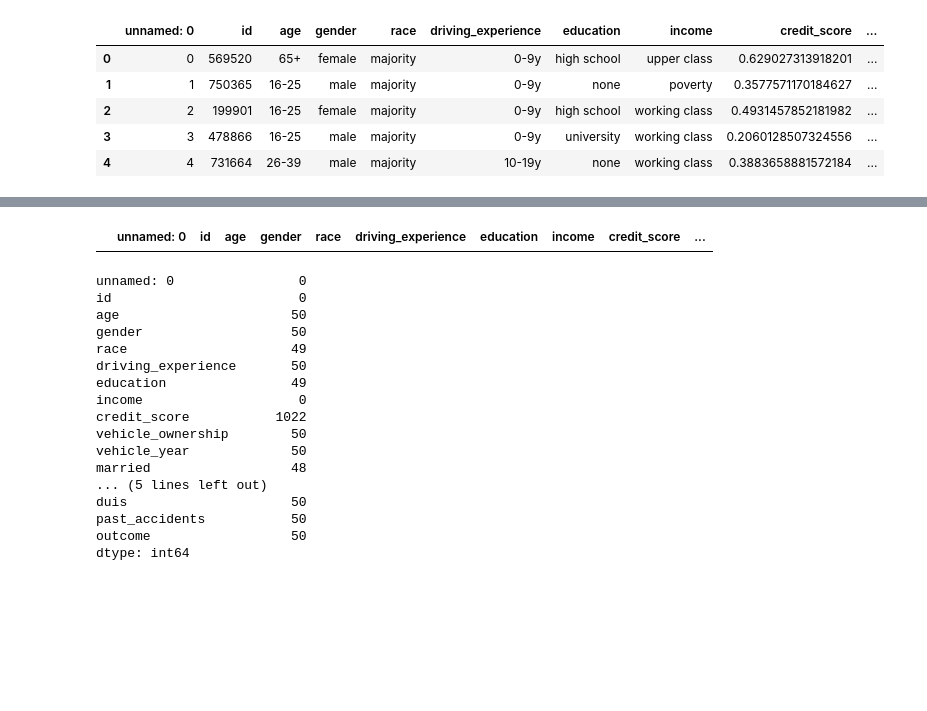
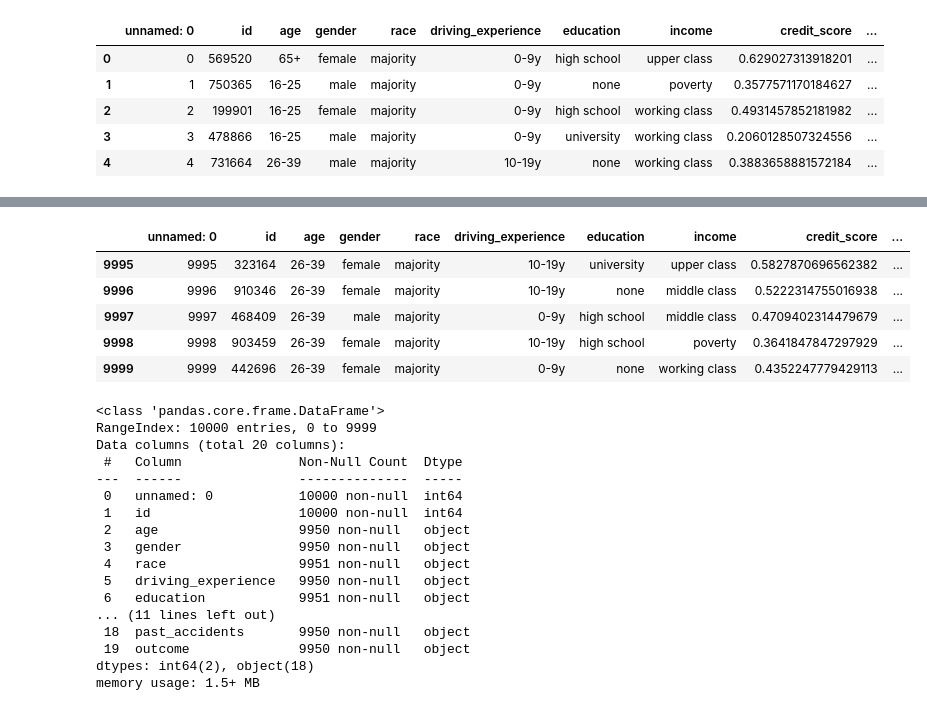
Before and after one commit to mariakyrychok/ds_homeworks, a Jupyter notebook: lec_4/main.ipynb, the cells around one changed output, grey strips where cells are left out. Cells and saved outputs as stored; diff of their text form; code cells hidden in the pictures; blank space fills up the shorter version.

Commit message:
add data preparation

```diff
--- a/lec_4/main.ipynb
+++ b/lec_4/main.ipynb
@@ -82,24 +46,29 @@ memory usage: 1.5+ MB
-# %%
-claims[claims.past_accidents.isna() & claims.outcome.isna()]
-# %% [output]
-|  | unnamed: 0 | id | age | gender | race | driving_experience | education | income | credit_score | ... |
-# %%
-claims.isnull().sum()
-# %% [output]
-unnamed: 0                0
-id                        0
-age                      50
-gender                   50
-race                     49
-driving_experience       50
-education                49
-income                    0
-credit_score           1022
-vehicle_ownership        50
-vehicle_year             50
-married                  48
-... (5 lines left out)
-duis                     50
-past_accidents           50
-outcome                  50
-dtype: int64
+# %%
+claims.tail()
+# %% [output]
+|  | unnamed: 0 | id | age | gender | race | driving_experience | education | income | credit_score | ... |
+| 9995 | 9995 | 323164 | 26-39 | female | majority | 10-19y | university | upper class | 0.5827870696562382 | ... |
+| 9996 | 9996 | 910346 | 26-39 | female | majority | 10-19y | none | middle class | 0.5222314755016938 | ... |
+| 9997 | 9997 | 468409 | 26-39 | male | majority | 0-9y | high school | middle class | 0.4709402314479679 | ... |
+| 9998 | 9998 | 903459 | 26-39 | female | majority | 10-19y | high school | poverty | 0.3641847847297929 | ... |
+| 9999 | 9999 | 442696 | 26-39 | female | majority | 0-9y | none | working class | 0.4352247779429113 | ... |
+# %%
+claims.info()
+# %% [output]
+<class 'pandas.core.frame.DataFrame'>
+RangeIndex: 10000 entries, 0 to 9999
+Data columns (total 20 columns):
+ #   Column               Non-Null Count  Dtype
+---  ------               --------------  -----
+ 0   unnamed: 0           10000 non-null  int64
+ 1   id                   10000 non-null  int64
+ 2   age                  9950 non-null   object
+ 3   gender               9950 non-null   object
+ 4   race                 9951 non-null   object
+ 5   driving_experience   9950 non-null   object
+ 6   education            9951 non-null   object
+... (11 lines left out)
+ 18  past_accidents       9950 non-null   object
+ 19  outcome              9950 non-null   object
+dtypes: int64(2), object(18)
+memory usage: 1.5+ MB
```
Also changed, not shown: parts of 28 cells of this notebook, 1 other file.
